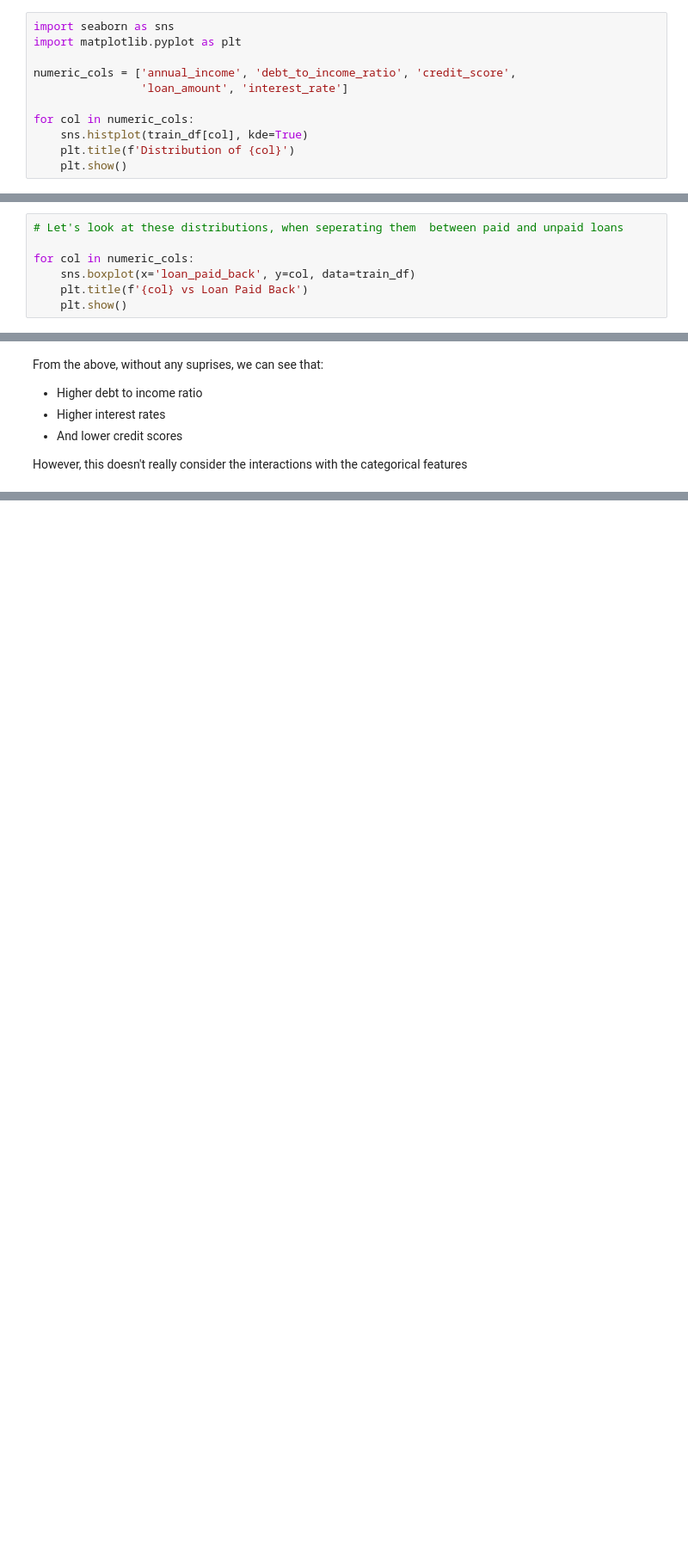
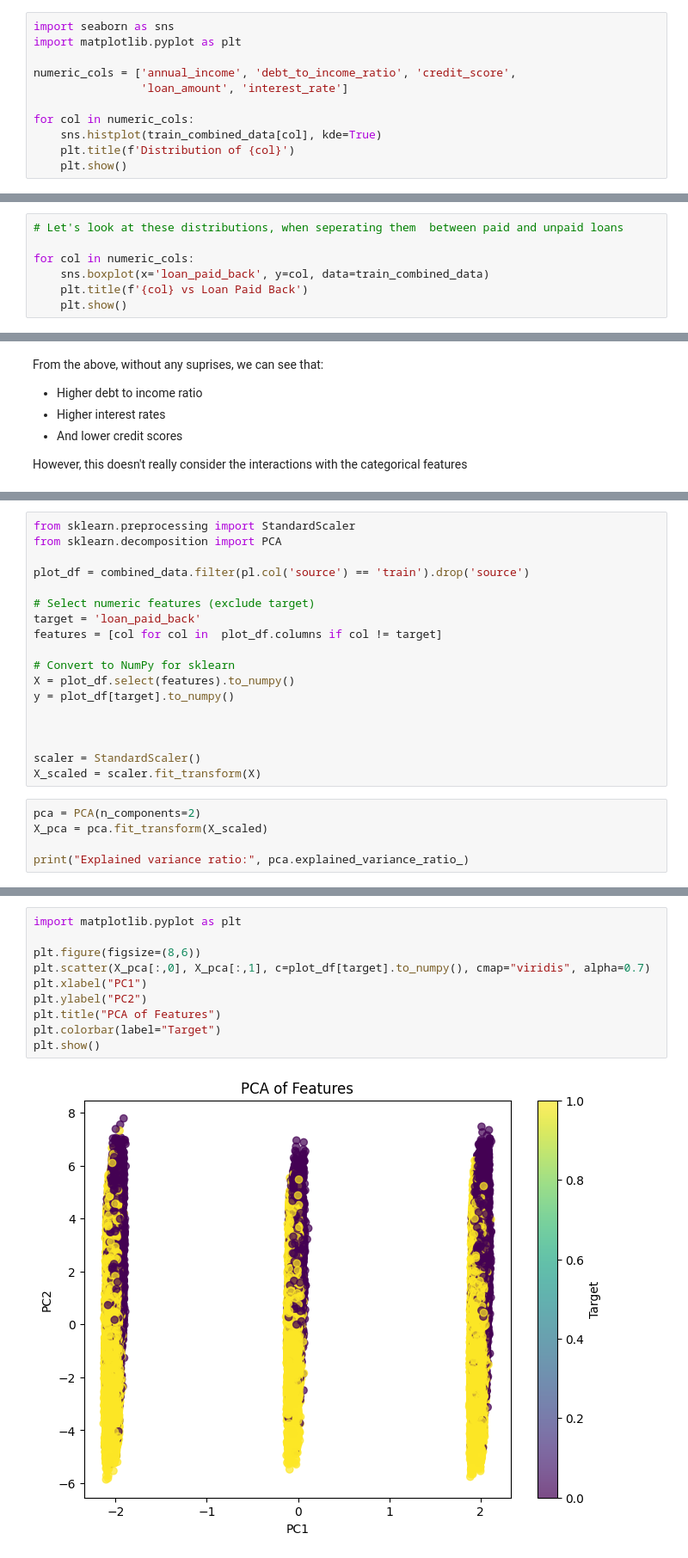
Before and after one commit to JamesB112/Predicting-Loan-Payback, a Jupyter notebook: Scripts/Workbook_001_Exploritory_Analysis.ipynb, the cells around one changed output, grey strips where cells are left out. Shown at 86% size. Drawn from its saved outputs; the diff is of its cells as text; blank space fills up the shorter version.

```diff
--- a/Scripts/Workbook_001_Exploritory_Analysis.ipynb
+++ b/Scripts/Workbook_001_Exploritory_Analysis.ipynb
@@ -215,7 +215,7 @@ numeric_cols = ['annual_income', 'debt_to_income_ratio', 'credit_score',
                 'loan_amount', 'interest_rate']
 
 for col in numeric_cols:
-    sns.histplot(train_df[col], kde=True)
+    sns.histplot(train_combined_data[col], kde=True)
     plt.title(f'Distribution of {col}')
     plt.show()
 # %% [output]
@@ -234,7 +271,7 @@ It may be worth applying a transformaiton to both of these columns to get it loo
 # Let's look at these distributions, when seperating them  between paid and unpaid loans
 
 for col in numeric_cols:
-    sns.boxplot(x='loan_paid_back', y=col, data=train_df)
+    sns.boxplot(x='loan_paid_back', y=col, data=train_combined_data)
     plt.title(f'{col} vs Loan Paid Back')
     plt.show()
 # %% [output]
@@ -254,0 +296,23 @@ However, this doesn't really consider the interactions with the categorical feat
+# %%
+from sklearn.preprocessing import StandardScaler
+from sklearn.decomposition import PCA
+
+plot_df = combined_data.filter(pl.col('source') == 'train').drop('source')
+
+# Select numeric features (exclude target)
+target = 'loan_paid_back'
+features = [col for col in  plot_df.columns if col != target]
+
+# Convert to NumPy for sklearn
+X = plot_df.select(features).to_numpy()
+y = plot_df[target].to_numpy()
+
+
+
+scaler = StandardScaler()
+X_scaled = scaler.fit_transform(X)
+# %%
+pca = PCA(n_components=2)
+X_pca = pca.fit_transform(X_scaled)
+
+print("Explained variance ratio:", pca.explained_variance_ratio_)
@@ -254,0 +321,12 @@ However, this doesn't really consider the interactions with the categorical feat
+# %%
+import matplotlib.pyplot as plt
+
+plt.figure(figsize=(8,6))
+plt.scatter(X_pca[:,0], X_pca[:,1], c=plot_df[target].to_numpy(), cmap="viridis", alpha=0.7)
+plt.xlabel("PC1")
+plt.ylabel("PC2")
+plt.title("PCA of Features")
+plt.colorbar(label="Target")
+plt.show()
+# %% [output]
+[figure, added]
```
Also changed, not shown: parts of 15 cells of this notebook, 2 other files.
